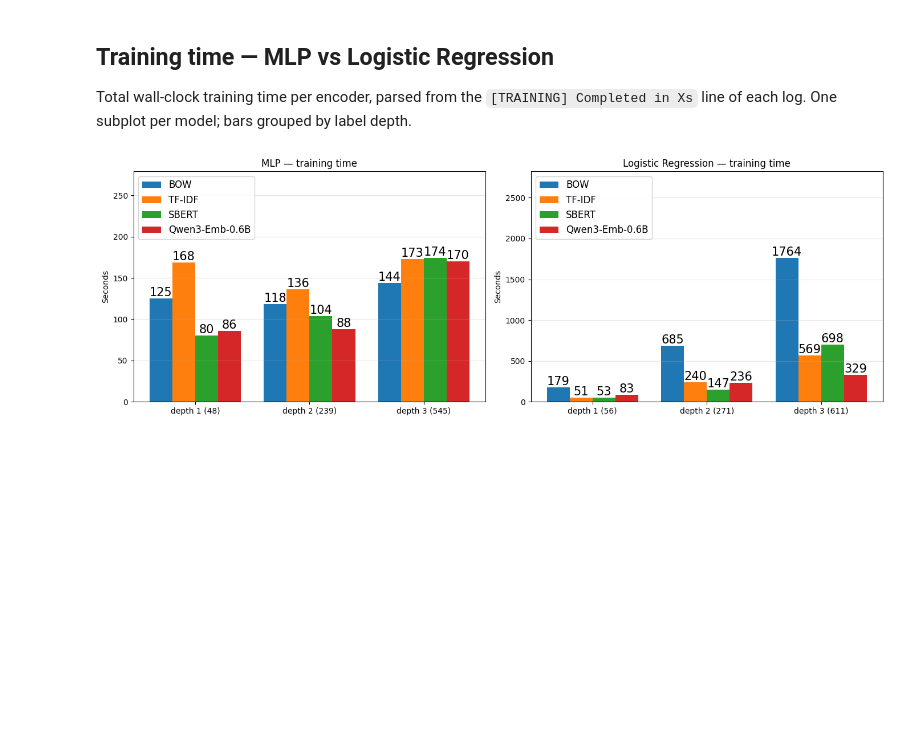
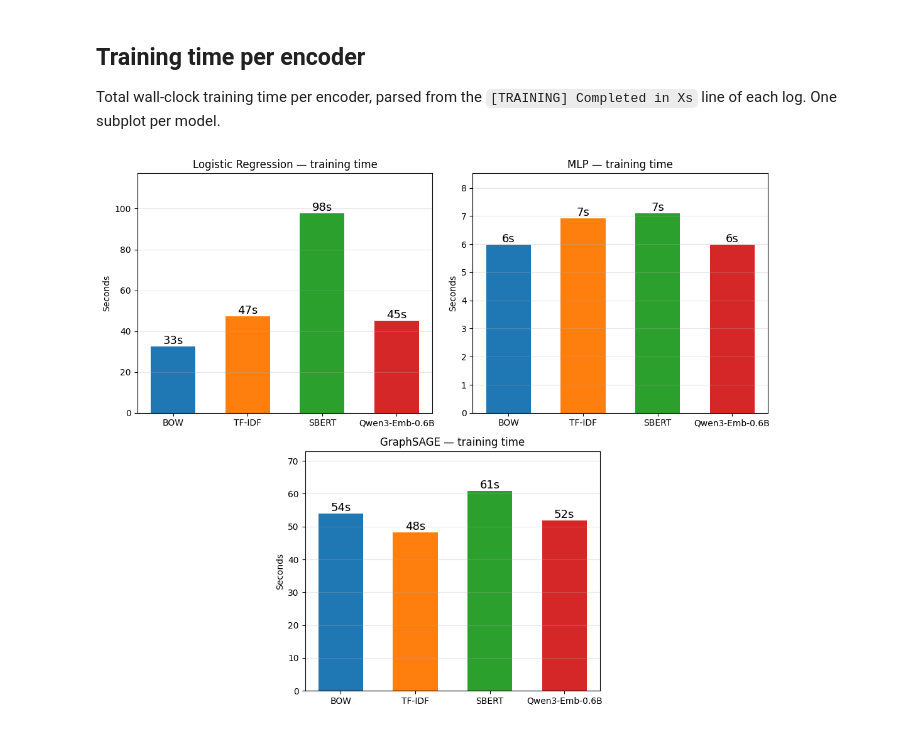
Before and after one commit to guilhermeRaibolt/gnn-embeddings, a Jupyter notebook: results.ipynb, the cells around one changed output. Saved outputs shown, nothing was run; the diff lists cells and outputs as text; code cells hidden in the pictures; blank space fills up the shorter version.

```diff
--- a/results.ipynb
+++ b/results.ipynb
@@ -250,61 +273,51 @@ plot_lr_scores(lr_runs)
 # %% [markdown]
-## Training time — MLP vs Logistic Regression
+## Training time per encoder
 
-Total wall-clock training time per encoder, parsed from the `[TRAINING] Completed in Xs` line of each log. One subplot per model; bars grouped by label depth.
+Total wall-clock training time per encoder, parsed from the `[TRAINING] Completed in Xs` line of each log. One subplot per model.
 # %%
 TRAIN_TIME_RE = re.compile(r"\[TRAINING\]\s+Completed in\s+([0-9.]+)s")
 
 
 def parse_train_time(path):
     with open(path) as f:
         for line in f:
             m = TRAIN_TIME_RE.search(line)
             if m:
                 return float(m.group(1))
     return None
 
 
-def plot_train_times(mlp_runs, lr_runs):
-    model_runs = [("MLP", mlp_runs), ("Logistic Regression", lr_runs)]
-    model_runs = [(name, r) for name, r in model_runs if r]
+def plot_train_times(model_runs):
+    model_runs = [(m, r) for m, r in model_runs if r]
     if not model_runs:
         print("No logs found.")
         return
-    fig, axes = plt.subplots(1, len(model_runs),
-                             figsize=(7 * len(model_runs), 4.8), squeeze=False)
-    axes = axes[0]
-    width = 0.2
-    for ax, (name, runs) in zip(axes, model_runs):
-        depth_keys = list(runs.keys())
-        labels = [f"depth {d} ({c})" for d, c in depth_keys]
-        x = np.arange(len(depth_keys))
-        max_val = 0.0
-        for i, enc in enumerate(ENCODER_ORDER):
-            vals = []
-            for key in depth_keys:
-                encoders = runs[key]
-                t = parse_train_time(encoders[enc]) if enc in encoders else None
-                vals.append(t if t is not None else 0.0)
-            max_val = max(max_val, max(vals) if vals else 0.0)
-            offset = (i - (len(ENCODER_ORDER) - 1) / 2) * width
-            bars = ax.bar(x + offset, vals, width,
-                          color=ENCODER_COLOR[enc], label=ENCODER_LABEL[enc])
-            for b, v in zip(bars, vals):
-                if v > 0:
-                    ax.text(b.get_x() + b.get_width() / 2, v, f"{v:.0f}",
-                            ha="center", va="bottom", fontsize=15)
+    n = len(model_runs)
+    ncols = 2 if n > 1 else 1
+    nrows = (n + ncols - 1) // ncols
+    fig = plt.figure(figsize=(5.5 * ncols, 4.5 * nrows))
+    axes = _grid_axes(fig, n, ncols=ncols)
+    for ax, (model, encoders) in zip(axes, model_runs):
+        encs_present = [e for e in ENCODER_ORDER if e in encoders]
+        vals = [parse_train_time(encoders[e]) or 0.0 for e in encs_present]
+        x = np.arange(len(encs_present))
+        colors = [ENCODER_COLOR[e] for e in encs_present]
+        bars = ax.bar(x, vals, 0.6, color=colors)
+        for b, v in zip(bars, vals):
+            if v > 0:
+                ax.text(b.get_x() + b.get_width() / 2, v, f"{v:.0f}s",
+                        ha="center", va="bottom", fontsize=13)
         ax.set_xticks(x)
-        ax.set_xticklabels(labels)
-        ax.set_title(f"{name} — training time")
+        ax.set_xticklabels([ENCODER_LABEL[e] for e in encs_present])
+        ax.set_title(f"{MODEL_LABEL[model]} — training time")
         ax.set_ylabel("Seconds")
         ax.grid(True, axis="y", alpha=0.3)
-        if max_val > 0:
-            ax.set_ylim(0, max_val * 1.6)
-        ax.legend(fontsize=12, loc="upper left")
+        if vals and max(vals) > 0:
+            ax.set_ylim(0, max(vals) * 1.2)
     fig.tight_layout()
     plt.show()
 
 
-plot_train_times(mlp_runs, lr_runs)
+plot_train_times([("lr", lr_runs), ("mlp", mlp_runs), ("sage", sage_runs)])
 # %% [output]
-[figure, old version]
+[figure, new version]
```
Also changed, not shown: parts of 10 cells of this notebook.
